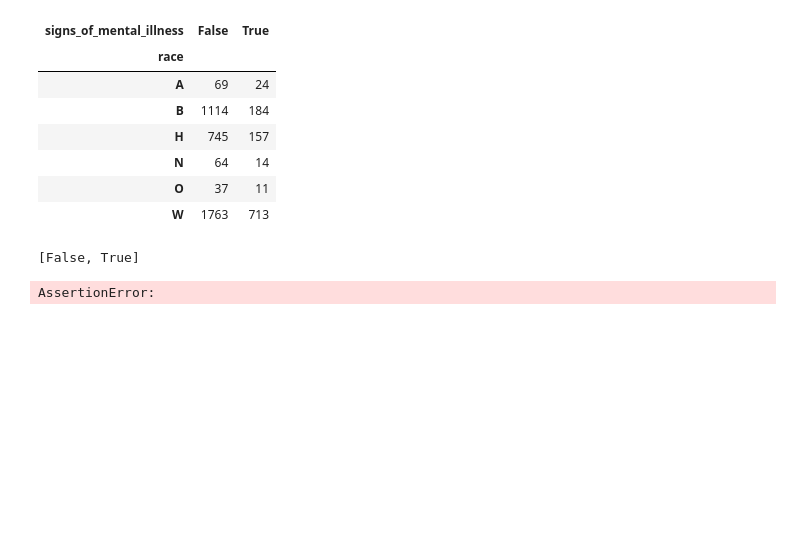
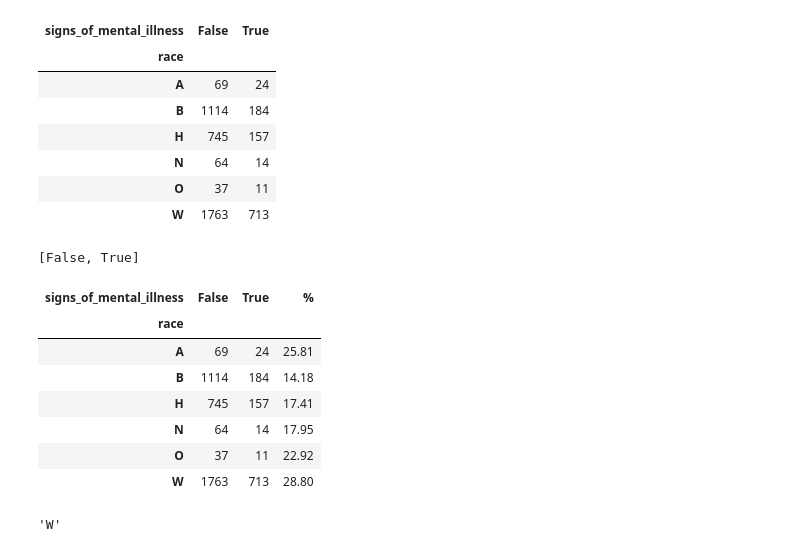
Before and after one commit to PiotrWitaszek/Crime, a Jupyter notebook: Crime.ipynb, the cells around one changed output. Cells and saved outputs as stored; diff of their text form; code cells hidden in the pictures; blank space fills up the shorter version.

Commit message:
% apply, problems with #5

```diff
--- a/Crime.ipynb
+++ b/Crime.ipynb
@@ -37,16 +37,23 @@ print(data1.columns.tolist())
 # %%
 #3 Za pomocą Map, Applymap lub Apply dodaj do tego zestawienia kolumnę wskazującą jaki odsetek ofiar interwencji wykazywało oznaki choroby psychicznej dla każdej z ras.
 # Odpowiedz, która z nich charakteryzuje się największym odsetkiem znamion choroby psychicznej podczas interwencji.
 
-data7=data1[True]/(data1[True]+data1[False])*100
-data1['%']=data1.apply(data7, axis=1)
+
+data1['%']=data1.apply(lambda x: x[True]/(x[True]+x[False])*100, axis=1).round(2)
 data1
-print('zwraca mi assertion error ale nie wiem jakiego rodzaju')
-print('czy aby stosować apply trzeba najpierw zdefiniować funkcje?')
 # %% [output]
-AssertionError:
+| signs_of_mental_illness | False | True | % |
+| race |  |  |  |
+| A | 69 | 24 | 25.81 |
+| B | 1114 | 184 | 14.18 |
+| H | 745 | 157 | 17.41 |
+| N | 64 | 14 | 17.95 |
+| O | 37 | 11 | 22.92 |
+| W | 1763 | 713 | 28.80 |
 # %%
 data1['%'].idxmax()
+# %% [output]
+'W'
 # %%
 #4 Dodaj kolumnę oznaczającą dzień tygodnia, w którym doszło do interwencji. Zlicz interwencje według odpowiedniego dnia tygodnia.
 # Następnie stwórz wykres kolumnowy, tak aby dni tygodnia były uszeregowane od poniedziałku do niedzieli.
```
Also changed, not shown: parts of 9 cells of this notebook.
